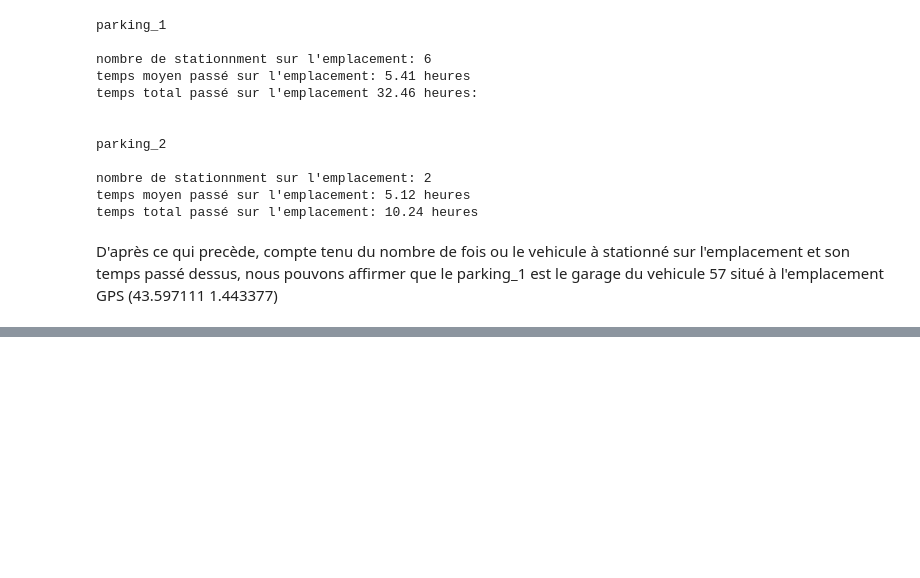
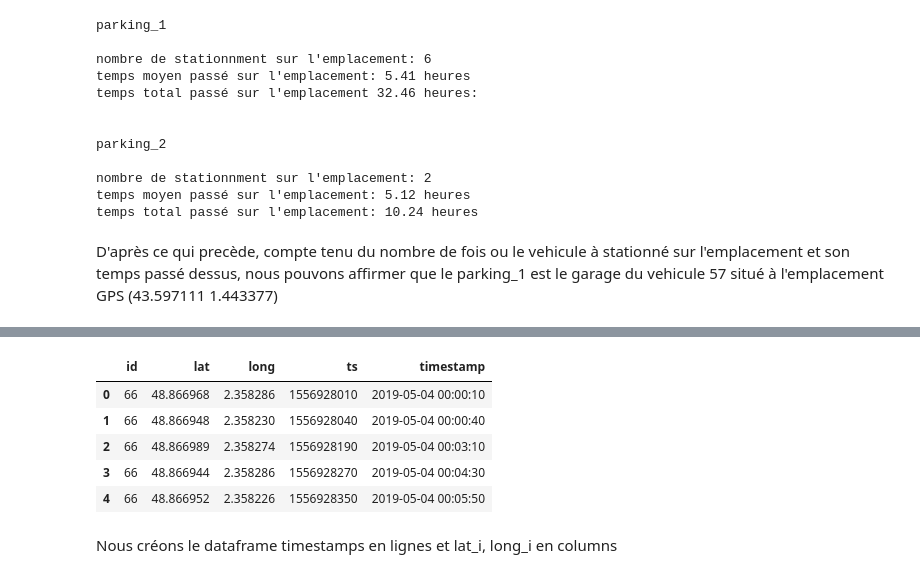
Before and after one commit to jeremycombe/technical_test, a Jupyter notebook: technical test.ipynb, the cells around one changed output, grey strips where cells are left out. Saved outputs shown, nothing was run; the diff lists cells and outputs as text; code cells hidden in the pictures; blank space fills up the shorter version.

```diff
--- a/technical test.ipynb
+++ b/technical test.ipynb
@@ -645,0 +670,49 @@ Lorsque le vehicule $i$ n'est pas en mouvement au timestamp considéré, la cell
+# %%
+# filtration des timestamps ou le vehicule considéré est en mouvement uniquement puis les dataframes sont concaténés
+
+
+# epsilon est la distance minimum entre 2 ligne (donc 2 plot GPS) pour que le véhicule soit considéré en mouvement
+
+def ts_where_vehicules_in_movement(data, epsilon):
+
+    dico = {}
+
+    for vehicule in df_4_mai['id'].unique():
+
+        res = []
+        key = 'vehicule_{}'.format(vehicule)
+
+        dico[key] = df_4_mai[df_4_mai['id'] == vehicule]
+        dico[key].sort_values(by = 'ts', inplace = True)
+        dico[key].reset_index(inplace = True, drop = True)
+
+        for index in range(0, dico[key].shape[0] - 1):
+
+            dist = distance([dico[key]['lat'][index + 1],
+                             dico[key]['long'][index + 1]],
+                            [dico[key]['lat'][index],
+                             dico[key]['long'][index]])
+
+            #print(dist)
+
+            if dist <= epsilon:
+                 res.append(index)
+
+        dico[key].drop(res, axis = 0, inplace = True)
+
+    df_merged = pd.concat(dico.values(), ignore_index=True)
+
+    return df_merged
+
+df_merged = ts_where_vehicules_in_movement(df_4_mai, epsilon = 3)
+# %%
+df_merged.head()
+# %% [output]
+|  | id | lat | long | ts | timestamp |
+| 0 | 66 | 48.866968 | 2.358286 | 1556928010 | 2019-05-04 00:00:10 |
+| 1 | 66 | 48.866948 | 2.358230 | 1556928040 | 2019-05-04 00:00:40 |
+| 2 | 66 | 48.866989 | 2.358274 | 1556928190 | 2019-05-04 00:03:10 |
+| 3 | 66 | 48.866944 | 2.358286 | 1556928270 | 2019-05-04 00:04:30 |
+| 4 | 66 | 48.866952 | 2.358226 | 1556928350 | 2019-05-04 00:05:50 |
+# %% [markdown]
+Nous créons le dataframe timestamps en lignes et lat_i, long_i en columns
```
Also changed, not shown: parts of 6 cells of this notebook.
